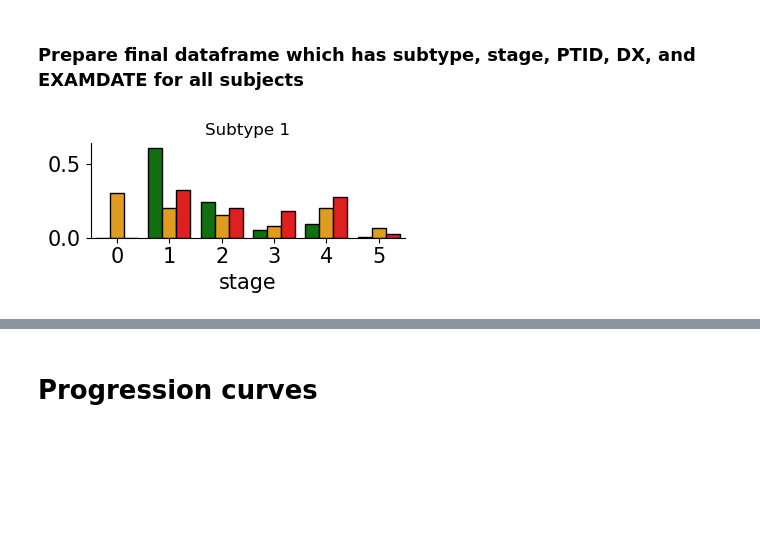
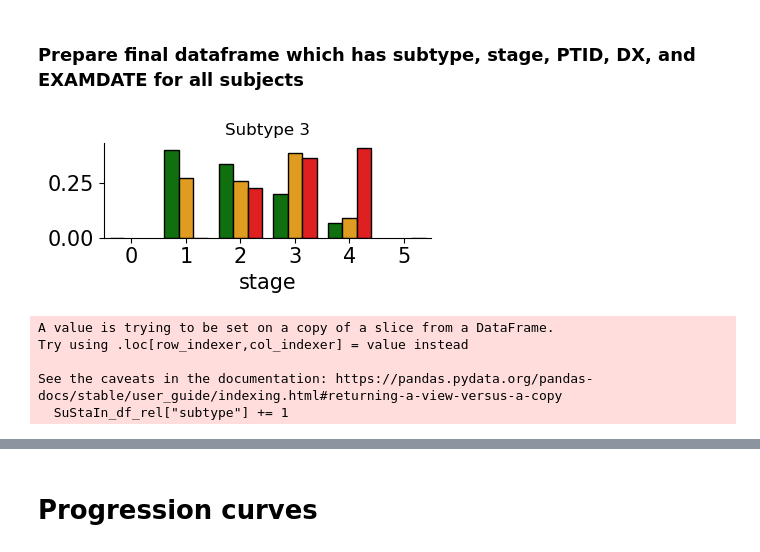
Before and after one commit to pathology-dynamics/s-SuStaIn, a Jupyter notebook: notebooks/s-SuStaIn-plotting.ipynb, the cells around one changed output, grey strips where cells are left out. Cells and saved outputs as stored; diff of their text form; code cells hidden in the pictures; blank space fills up the shorter version.

```diff
--- a/notebooks/s-SuStaIn-plotting.ipynb
+++ b/notebooks/s-SuStaIn-plotting.ipynb
@@ -190,7 +190,7 @@ def append_counts_bar(df, st_min=0, st_max=5):
         df = df.append(new_row, ignore_index=True)
     return df
 # %%
-subtype_select = 0
+subtype_select = 2
 final_df_grouped = final_df[final_df["subtype"] == subtype_select].groupby(["stage", "DX"]).size().reset_index()
 final_df_pivot = final_df_grouped.pivot(columns="DX", values=0, index="stage").fillna(0)
 final_df_pivot /= final_df_pivot.sum(axis=0)
@@ -202,24 +202,39 @@ counts_bar["stage"] = counts_bar["stage"].astype(int)
 # %%
 fig, ax = plt.subplots(figsize=(4,2))
 hue_order=["Controls", "MCI", "AD"]
 palette = ["g", "orange","r"]
 sns.barplot(data=counts_bar, x="stage", y="value",
             hue="DX",ax=ax, hue_order=hue_order,
             palette=palette,edgecolor="k",linewidth=1)
 ax.set_xlabel("stage", fontsize=15)
 ax.set_ylabel("")
 
 ax.get_legend().remove()
 
 ax.tick_params(axis='both', which='major', labelsize=15)
 
 
 # ax.set_ylim([0])
 ax.set_title("Subtype {}".format(int(subtype_select+1)), fontsize=12)
 sns.despine()
 plt.tight_layout()
-fig_path = "/nethome/rtandon32/ebm/s-SuStain-outputs/sim_tadpole9_mixture_GMM/figures"
+fig_path = "/nethome/rtandon32/ebm/s-SuStain-outputs/sim_tadpole9_mixture_GMM/figures/subtypes_3/"
 fname = "stage_hist_subtype_{}.png".format(int(subtype_select+1))
-# fig.savefig(os.path.join(fig_path, fname), dpi=300, transparent=True)
+fig.savefig(os.path.join(fig_path, fname), dpi=300, transparent=True)
 # %% [output]
-[figure, old version]
+[figure, new version]
+# %%
+df_total = pd.concat([df_mci, df_cnad], axis=0)
+SuStaIn_df = pd.merge(df_total, final_df, on=["PTID", "EXAMDATE"])
+SuStaIn_df = SuStaIn_df[SuStaIn_df["DX_y"]=="MCI"]
+MRI_cols = SuStaIn_df.columns.tolist()[:119]
+SuStaIn_cols = MRI_cols + ["subtype", "stage"]
+SuStaIn_df_rel = SuStaIn_df[SuStaIn_cols]
+SuStaIn_df_rel["subtype"] += 1
+# df_total
+# %% [output]
+A value is trying to be set on a copy of a slice from a DataFrame.
+Try using .loc[row_indexer,col_indexer] = value instead
+
+See the caveats in the documentation: https://pandas.pydata.org/pandas-docs/stable/user_guide/indexing.html#returning-a-view-versus-a-copy
+  SuStaIn_df_rel["subtype"] += 1
```
Also changed, not shown: parts of 22 cells of this notebook, 4 other files.
